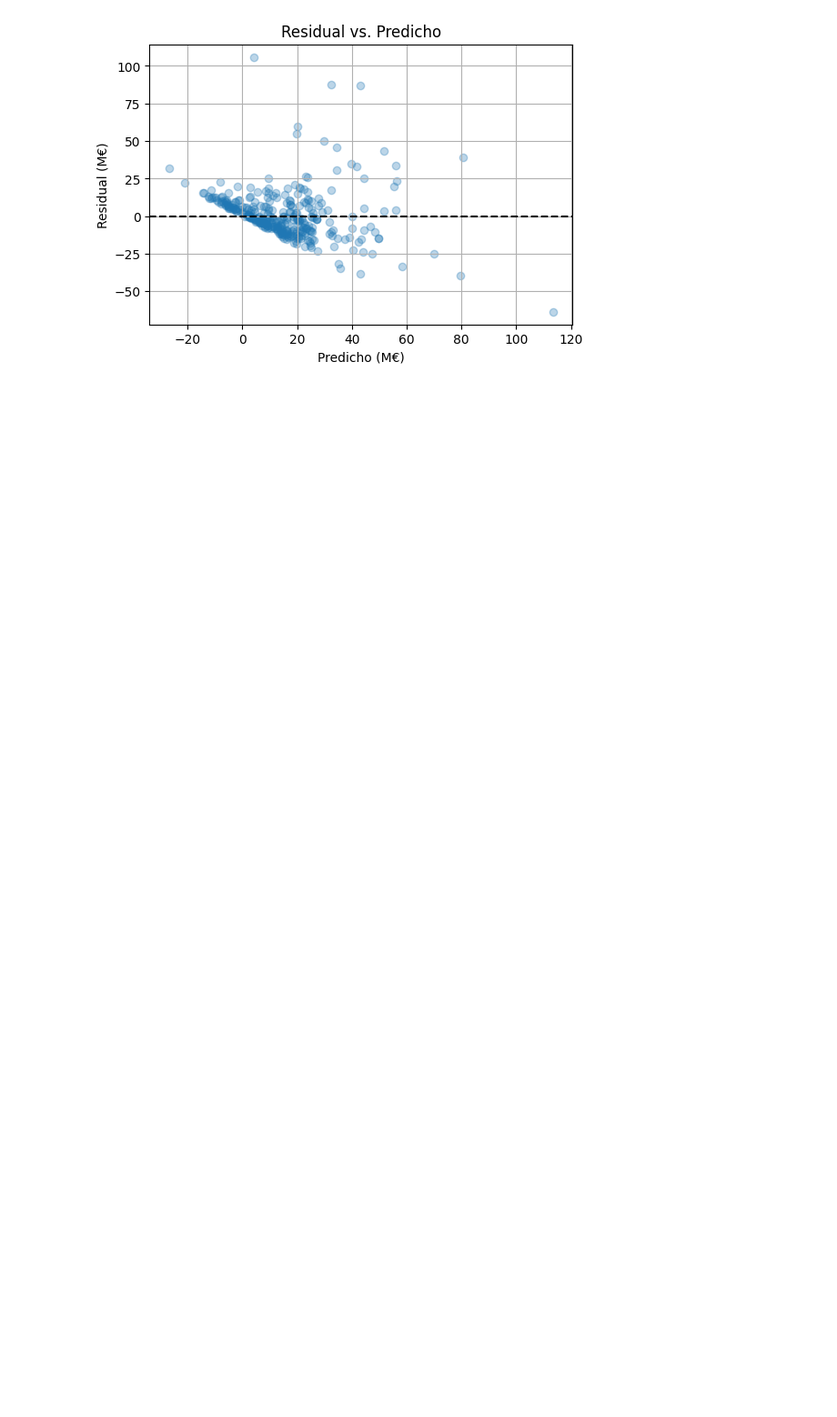
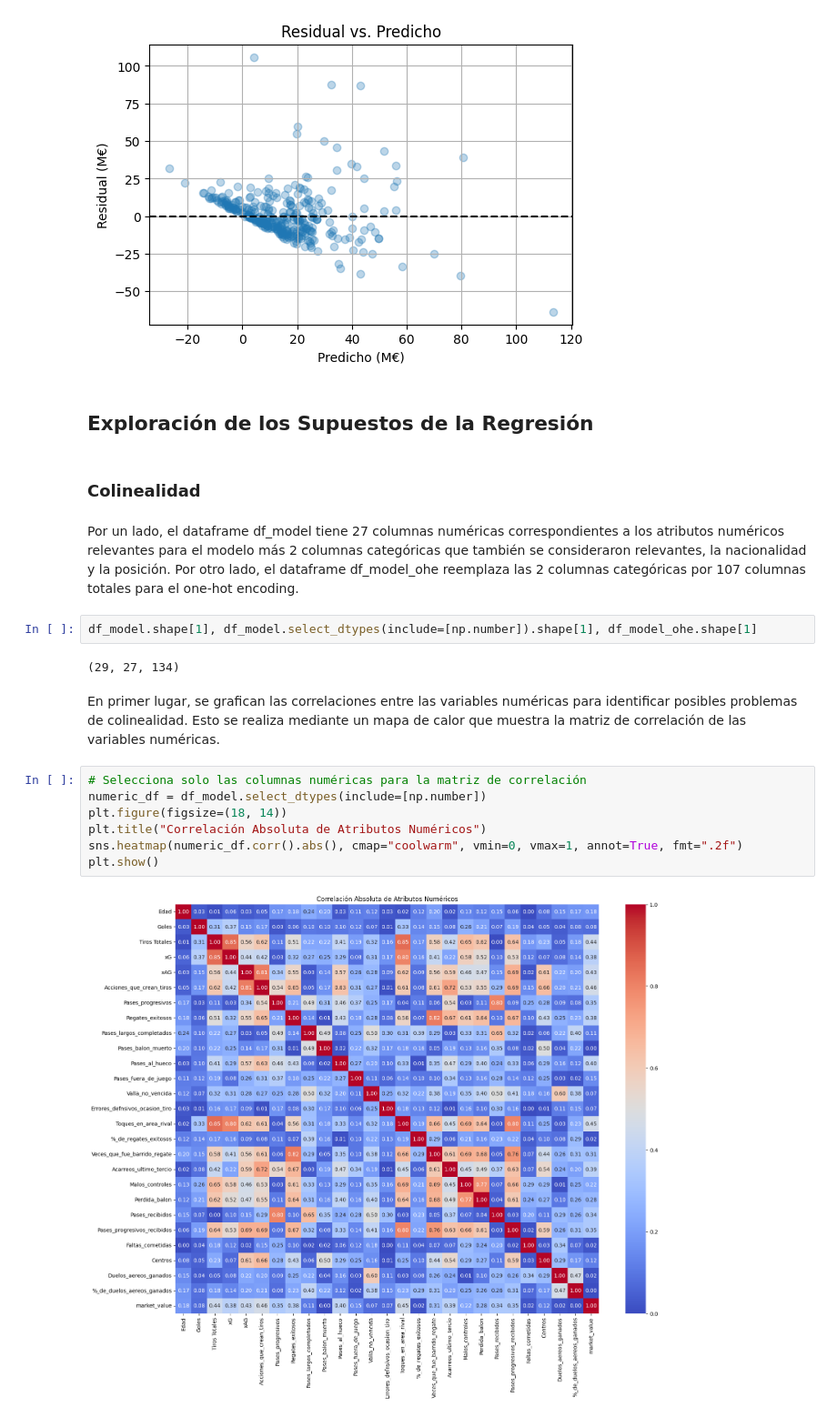
Before and after one commit to afgomezg1/Laboratorios-BI, a Jupyter notebook: Laboratorio 1/Laboratorio1.ipynb, the cells around one changed output. Shown at 91% size. Cells and saved outputs as stored; diff of their text form; blank space fills up the shorter version.

Commit message:
supuestos parciales

```diff
--- a/Laboratorio 1/Laboratorio1.ipynb
+++ b/Laboratorio 1/Laboratorio1.ipynb
@@ -1262,3 +1244,24 @@ plt.xlabel("Predicho (M€)"); plt.ylabel("Residual (M€)"); plt.title("Residua
 # %% [output]
 [figure]
 [figure]
+# %% [markdown]
+## **Exploración de los Supuestos de la Regresión**
+# %% [markdown]
+### **Colinealidad**
+# %% [markdown]
+Por un lado, el dataframe df_model tiene 27 columnas numéricas correspondientes a los atributos numéricos relevantes para el modelo más 2 columnas categóricas que también se consideraron relevantes, la nacionalidad y la posición. Por otro lado, el dataframe df_model_ohe reemplaza las 2 columnas categóricas por 107 columnas totales para el one-hot encoding.
+# %%
+df_model.shape[1], df_model.select_dtypes(include=[np.number]).shape[1], df_model_ohe.shape[1]
+# %% [output]
+(29, 27, 134)
+# %% [markdown]
+En primer lugar, se grafican las correlaciones entre las variables numéricas para identificar posibles problemas de colinealidad. Esto se realiza mediante un mapa de calor que muestra la matriz de correlación de las variables numéricas.
+# %%
+# Selecciona solo las columnas numéricas para la matriz de correlación
+numeric_df = df_model.select_dtypes(include=[np.number])
+plt.figure(figsize=(18, 14))
+plt.title("Correlación Absoluta de Atributos Numéricos")
+sns.heatmap(numeric_df.corr().abs(), cmap="coolwarm", vmin=0, vmax=1, annot=True, fmt=".2f")
+plt.show()
+# %% [output]
+[figure, added]
```
Also changed, not shown: parts of 28 cells of this notebook.
